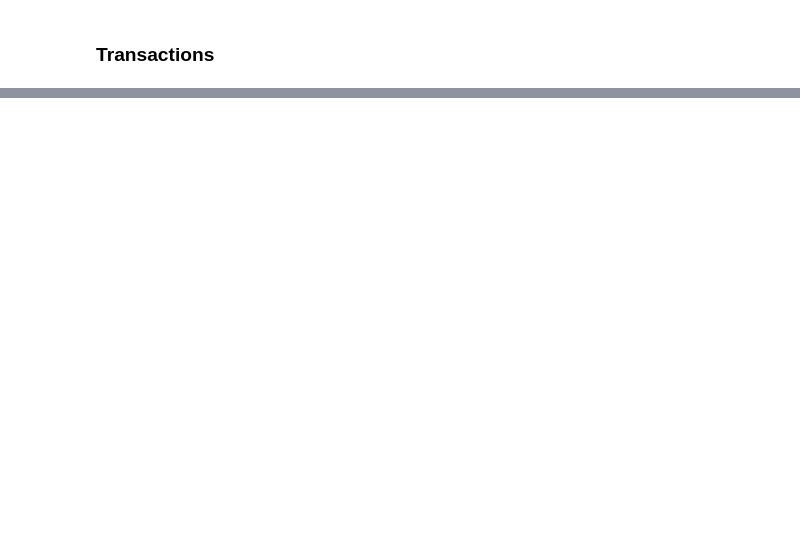
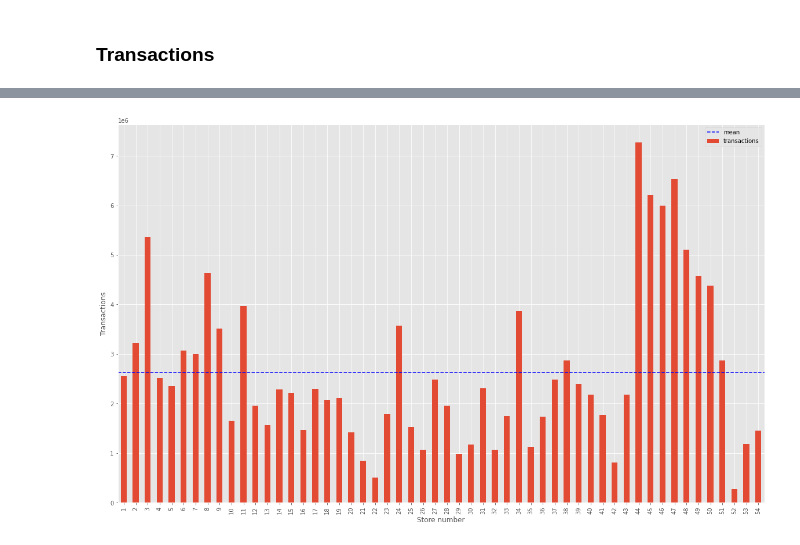
Before and after one commit to KarolRogulski/Store-Sales-Time-Series-Forecasting, a Jupyter notebook: store-sales-time-series-forecasting.ipynb, the cells around one changed output, grey strips where cells are left out. Drawn from its saved outputs; the diff is of its cells as text; code cells hidden in the pictures; blank space fills up the shorter version.

```diff
--- a/store-sales-time-series-forecasting.ipynb
+++ b/store-sales-time-series-forecasting.ipynb
@@ -78,3 +114,3 @@ transactions.isna().value_counts()
-# %%
-transactions['date'] = pd.to_datetime(transactions['date'], format='%Y-%m-%d')
-transactions.dtypes
+# %%
+transactions_shop_sum = transactions.groupby(['store_nbr']).sum()
+transactions_shop_sum.head()
@@ -81 +127,16 @@ transactions.dtypes
+# %%
+transactions_shop_mean = transactions_shop_sum['transactions'].mean()
+
+ax = plt.gca()
+
+transactions_shop_sum.plot.bar(y='transactions', figsize=figsize, ax=ax)
+
+plt.axhline(y=transactions_shop_mean, linestyle='--', color='b', label='mean')
+plt.xlabel('Store number')
+plt.ylabel('Transactions')
+plt.legend(fontsize=10)
+
+plt.show()
+# %% [output]
+[figure, added]
 # %%
```
Also changed, not shown: parts of 57 cells of this notebook.
